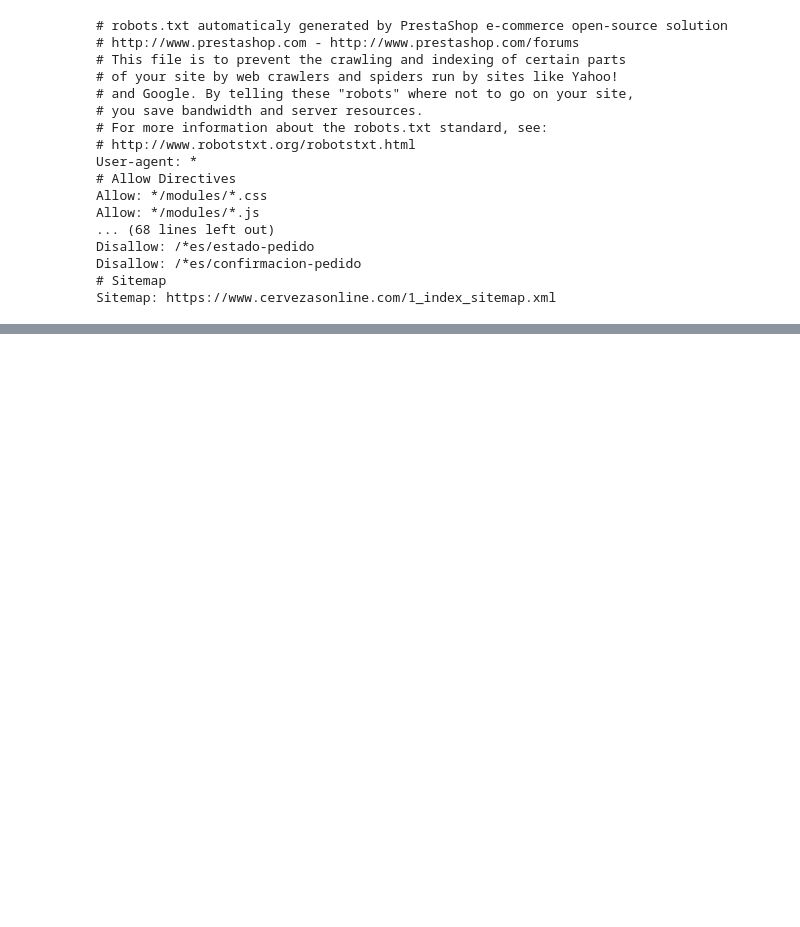
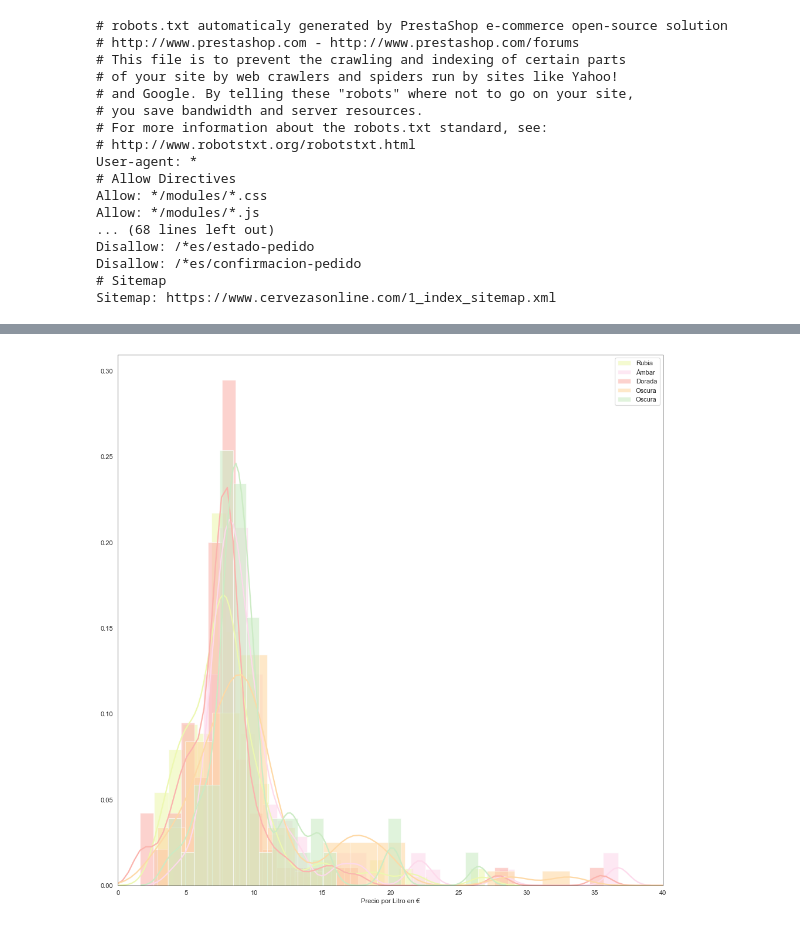
Before and after one commit to guille-arguello/web_scraping_beers, a Jupyter notebook: web_scraping_beers.ipynb, the cells around one changed output, grey strips where cells are left out. Cells and saved outputs as stored; diff of their text form; code cells hidden in the pictures; blank space fills up the shorter version.

```diff
--- a/web_scraping_beers.ipynb
+++ b/web_scraping_beers.ipynb
@@ -172,0 +200,3 @@ df.describe()
+# %%
+data = df
+data.groupby('Categoria').count()
@@ -172,0 +215,4 @@ df.describe()
+# %%
+#Eliminamos el registro con categoria 'INICIO' porque no tiene valor y sustituimos los campos NA por NaN
+data.drop( data[ data['Categoria'] == 'INICIO' ].index , inplace=True)
+data = data.replace("NA", np.NaN)
@@ -172,0 +234,3 @@ df.describe()
+# %%
+data = data.dropna()
+data.describe()
@@ -172,0 +243,5 @@ df.describe()
+# %%
+#Vamos a crear una nueva columna para el color sólo con la primera palabra y en femenino, para generar menos categorias.
+data['Color Simplificado'] = data['Color'].str.split().str.get(0)
+data.loc[data['Color Simplificado'].str[-1] == "o", 'Color Simplificado'] = data['Color Simplificado'].str[:-1] + 'a'
+data.groupby('Color Simplificado').count().reset_index().sort_values("Categoria",ascending=False)
@@ -198,5 +291,32 @@ fig.show()
 [interactive output not drawn]
 [interactive output not drawn]
 [interactive output not drawn]
+# %%
+import seaborn as sns
+import matplotlib.pyplot as plt
+%matplotlib inline
+sns.set_style("white")
+
+x1 = data.loc[data['Color Simplificado']=='Rubia','Precio por Litro en €']
+x2 = data.loc[data['Color Simplificado']=='Ámbar','Precio por Litro en €']
+x3 = data.loc[data['Color Simplificado']=='Dorada','Precio por Litro en €']
+x4 = data.loc[data['Color Simplificado']=='Oscura','Precio por Litro en €']
+x5 = data.loc[data['Color Simplificado']=='Marrón','Precio por Litro en €']
+
+
+# Plot
+kwargs = dict(hist_kws={'alpha':.6}, kde_kws={'linewidth':2})
+
+plt.figure(figsize=(15,15), dpi= 80)
+sns.distplot(x1, color="#edf8b1", label="Rubia", **kwargs)
+sns.distplot(x2, color="#fddaec", label="Ámbar", **kwargs)
+sns.distplot(x3, color="#fbb4ae", label="Dorada", **kwargs)
+sns.distplot(x4, color="#fed9a6", label="Oscura", **kwargs)
+sns.distplot(x5, color="#ccebc5", label="Oscura", **kwargs)
+
+plt.xlim(0,40)
+plt.legend();
+# %% [output]
+[figure, added]
 # %%
 df.to_csv(r'C:\Users\guillermo.arguello\Documents\Master Data Science UOC\Tipología y ciclo de vida de los datos\Pec1 2020\pec_1_web_scrapping.csv')
```
Also changed, not shown: parts of 14 cells of this notebook, 1 other file.
